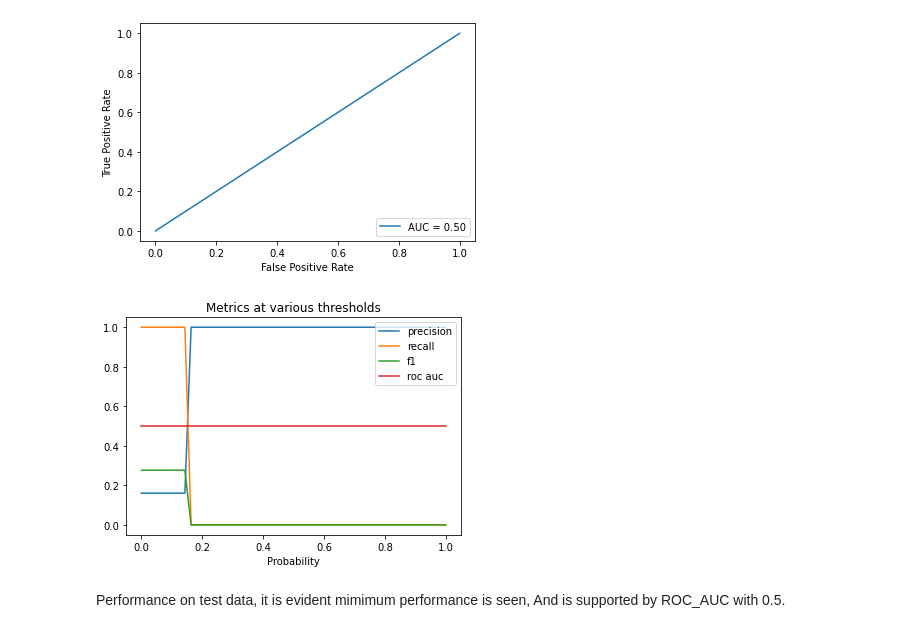
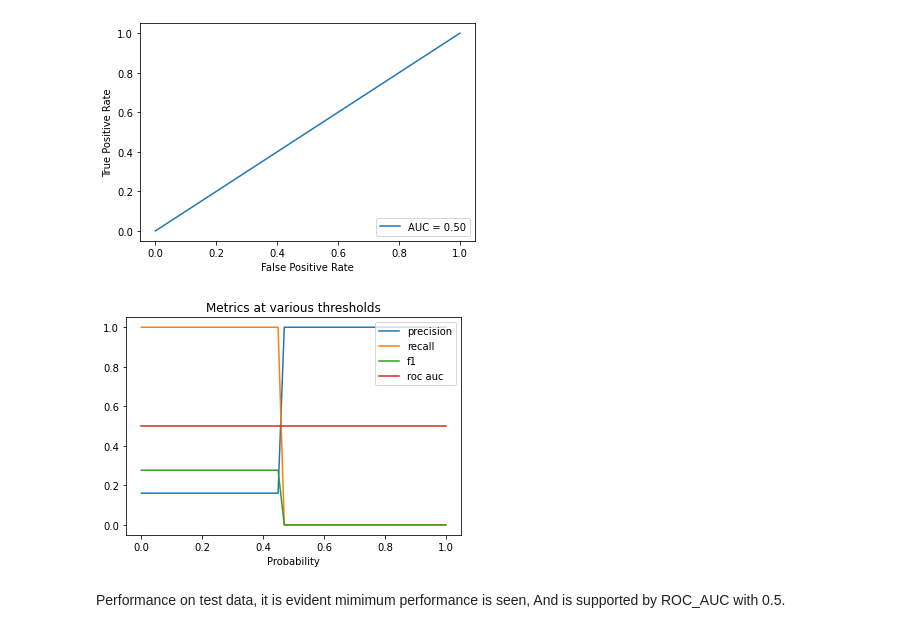
Before and after one commit to shaisid01/Data-Science, a Jupyter notebook: CapstoneProjects/Capstone 2/Notebooks/05_modeling.ipynb, the cells around one changed output. Drawn from its saved outputs; the diff is of its cells as text; code cells hidden in the pictures.

```diff
--- a/CapstoneProjects/Capstone 2/Notebooks/05_modeling.ipynb
+++ b/CapstoneProjects/Capstone 2/Notebooks/05_modeling.ipynb
@@ -448,8 +458,8 @@ ROC_AUC Curve for test
 [figure]
 # %%
 title = "Base Model after tuning"
-_,_,_,_ =threshhold_and_plot(y_test,test_pred[:,1],plot=True)
+_,_,_,_ =threshhold_and_plot(y_test,null_mod_test_preds[:,1],plot=True)
 # %% [output]
-[figure, old version]
+[figure, new version]
 # %% [markdown]
 Performance on test data, it is evident mimimum performance is seen, And is supported by ROC_AUC with 0.5.
```
Also changed, not shown: parts of 41 cells of this notebook.
